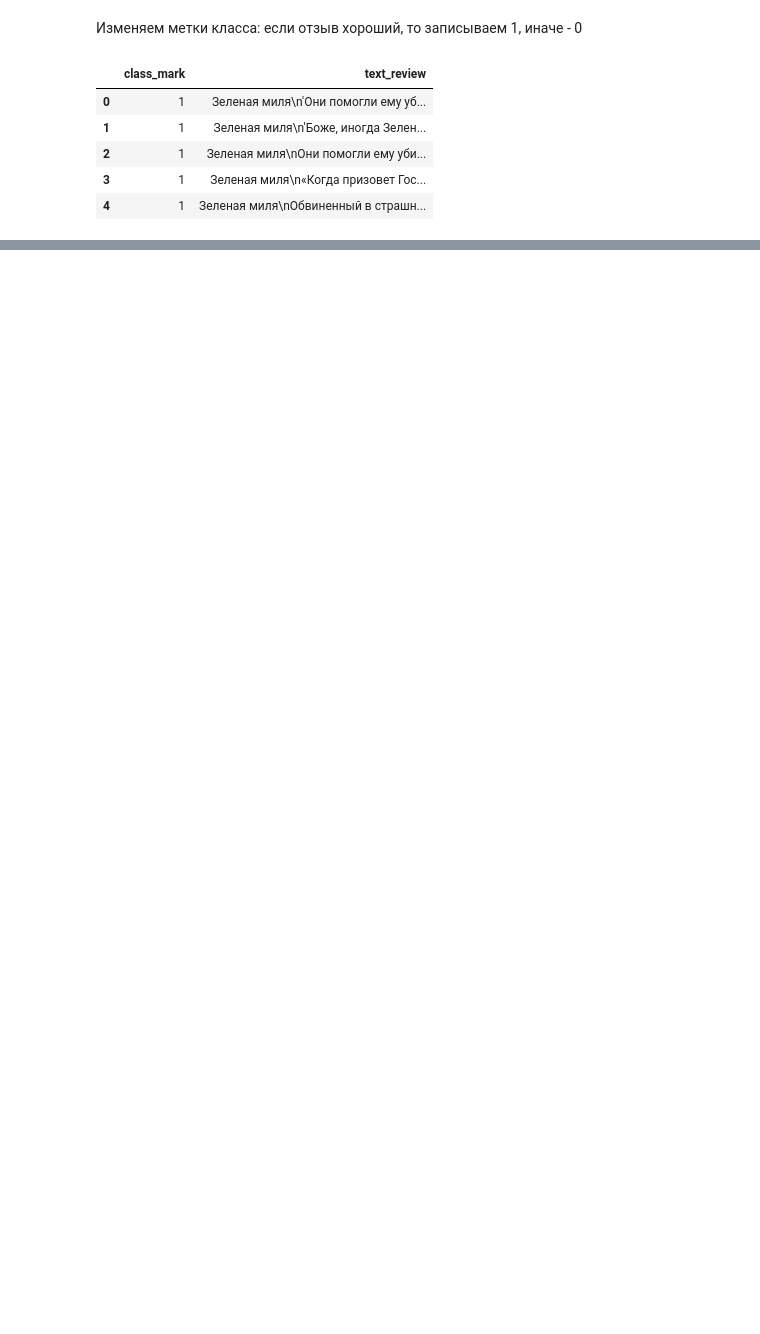
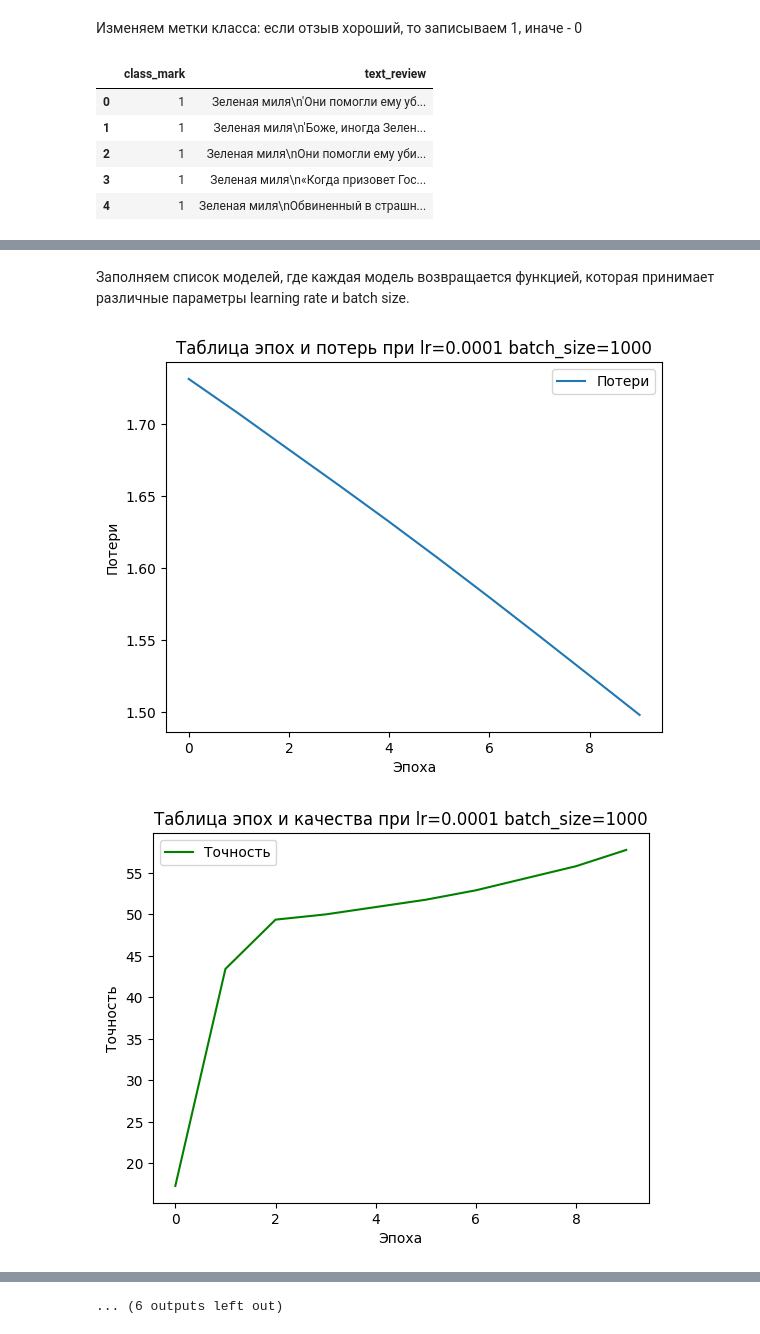
Before and after one commit to Cat-sandwich/Labochka_5, a Jupyter notebook: notebook.ipynb, the cells around one changed output, grey strips where cells are left out. Saved outputs shown, nothing was run; the diff lists cells and outputs as text; code cells hidden in the pictures; blank space fills up the shorter version.

Commit message:
Now 18 diagrams are displayed, 9 for the loss and accuracy of each experiment.  A new dataframe is also being created, in which the already pro-lemmatized words lie.

```diff
--- a/notebook.ipynb
+++ b/notebook.ipynb
@@ -25,8 +25,7 @@ from sklearn.model_selection import train_test_split
 # %%
 
 def Lemmatize(src: list):
-    ''' Лемматизирует переданный датасет
-    '''
+    ''' Лемматизирует переданный датасет'''
     text_nomalized = ' '.join(src).lower()
 
     m = Mystem()
@@ -226,0 +124,18 @@ NameError: name 'model' is not defined
+# %%
+max_words = 10000
+stopWords = stopwords.words('russian')
+
+cv = CountVectorizer(max_features=max_words , stop_words=stopWords)
+
+sparse_matrix = cv.fit_transform(train_df["text_review"]).toarray()
+valid_sparse_matrix = cv.fit_transform(valid_df["text_review"]).toarray()
+print(sparse_matrix.shape)
+print(valid_sparse_matrix.shape)
+
+x_val, x_test, y_val, y_test = train_test_split(
+    valid_sparse_matrix, np.array(valid_df["class_mark"])
+)
+
+x_train, x_test, y_train, y_test = train_test_split(
+    sparse_matrix, np.array(train_df["class_mark"]),test_size = 0.12, train_size= 0.88
+)
@@ -226,0 +145,16 @@ NameError: name 'model' is not defined
+# %%
+class LogisticRegression(nn.Module):
+    def __init__(self):
+        super(LogisticRegression, self).__init__()
+        self.linear1 = nn.Linear(10000, 100)
+        self.linear2 = nn.Linear(100, 10)
+        self.linear3 = nn.Linear(10, 6)
+
+    def forward(self, x):
+        x = F.relu(self.linear1(x))
+        x = F.relu(self.linear2(x))
+        x = self.linear3(x)
+        return x
+
+x_train = Variable(torch.from_numpy(x_train)).float()
+y_train = Variable(torch.from_numpy(y_train)).long()
@@ -226,0 +224,13 @@ NameError: name 'model' is not defined
+# %% [markdown]
+Заполняем список моделей, где каждая модель возвращается функцией, которая принимает различные параметры learning rate  и batch size.
+# %%
+my_models = list()
+lr_list=[0.0001,0.0002,0.0003]
+batch_size=[1000,500,100]
+
+for LR in lr_list:
+        for BZ in batch_size:
+            my_models.append(expirement(LR,BZ))
+# %% [output]
+[figure, added]
+[figure, added]
@@ -226,0 +247 @@ NameError: name 'model' is not defined
+... (6 outputs left out)
```
Also changed, not shown: parts of 44 cells of this notebook, 8 other files.
